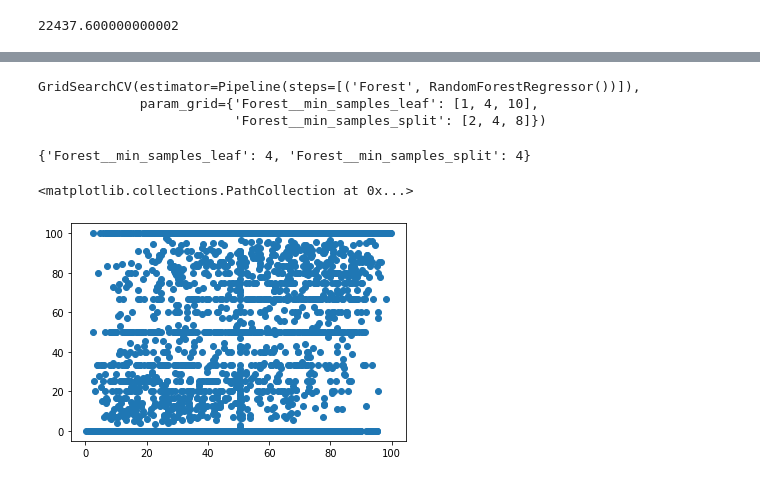
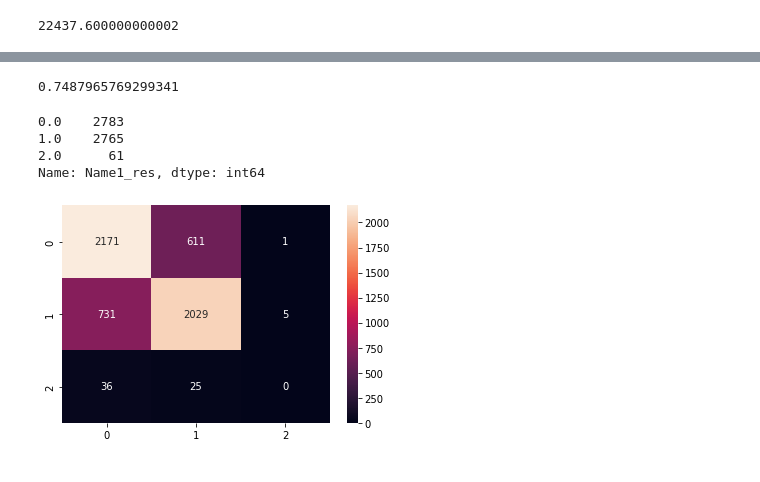
Before and after one commit to BiancaSeifert/Battle_Project, a Jupyter notebook: 3-Model.ipynb, the cells around one changed output, grey strips where cells are left out. Cells and saved outputs as stored; diff of their text form; code cells hidden in the pictures.

```diff
--- a/3-Model.ipynb
+++ b/3-Model.ipynb
@@ -24,6 +36,9 @@ trainy = data['Name1_res'][:22438]
 
 testx = data[22438:]
 testy = data['Name1_res'][22438:]
+
+train_draw = trainx['Draw']
+test_draw  = testx['Draw']
 # %%
 #To prepare the data to be modelled, the irrelevent columns are dropped
 trainx = trainx.drop(['Name1', 'Name2', 'Name1_res', 'Draw', 'Name2_res', 'Names_x', 'Names_y'], axis = 1)
@@ -115,18 +99,0 @@ pipe_params = {
-# %%
-grid_search = GridSearchCV(pipe, param_grid = pipe_params)
-grid_search.fit(trainx, trainy)
-# %% [output]
-GridSearchCV(estimator=Pipeline(steps=[('Forest', RandomForestRegressor())]),
-             param_grid={'Forest__min_samples_leaf': [1, 4, 10],
-                         'Forest__min_samples_split': [2, 4, 8]})
-# %%
-grid_search.best_params_
-# %% [output]
-{'Forest__min_samples_leaf': 4, 'Forest__min_samples_split': 4}
-# %%
-forest = RandomForestRegressor(min_samples_leaf= 4, min_samples_split=4).fit(trainx, trainy)
-predy = forest.predict(testx)
-plt.scatter(predy, testy)
-# %% [output]
-<matplotlib.collections.PathCollection at 0x...>
-[figure, removed]
@@ -134,0 +100,40 @@ plt.scatter(predy, testy)
+# %%
+
+# CLassification
+# Where is counter intuitive so the value is set to all fields where the condition is false.
+# So when we set the values of y to 1 it is for elements whose results are less than 50
+testy.where(testy > 50, 0, inplace=True)  # 0 = loss
+testy.where(testy <= 50, 1, inplace=True)  # 1 = Win
+
+trainy.where(trainy > 50, 0, inplace=True)  # 0 = loss
+trainy.where(trainy <= 50, 1, inplace=True)  # 1 = Win
+
+train_draw = train_draw >= 50
+test_draw = test_draw >= 50
+
+testy[test_draw] = 2
+trainy[train_draw] = 2
+
+
+class_model = RandomForestClassifier(
+        n_estimators = 100,
+        criterion = 'gini'
+    ).fit(trainx, trainy)
+
+
+print(class_model.score(testx, testy))
+pred = class_model.predict(testx)
+
+
+cm = confusion_matrix(testy, pred)
+hmap = sns.heatmap(cm, annot = True, fmt='g')
+
+trainy.unique()
+testy.value_counts()
+# %% [output]
+0.7487965769299341
+0.0    2783
+1.0    2765
+2.0      61
+Name: Name1_res, dtype: int64
+[figure, added]
```
Also changed, not shown: parts of 10 cells of this notebook, 2 other files.
